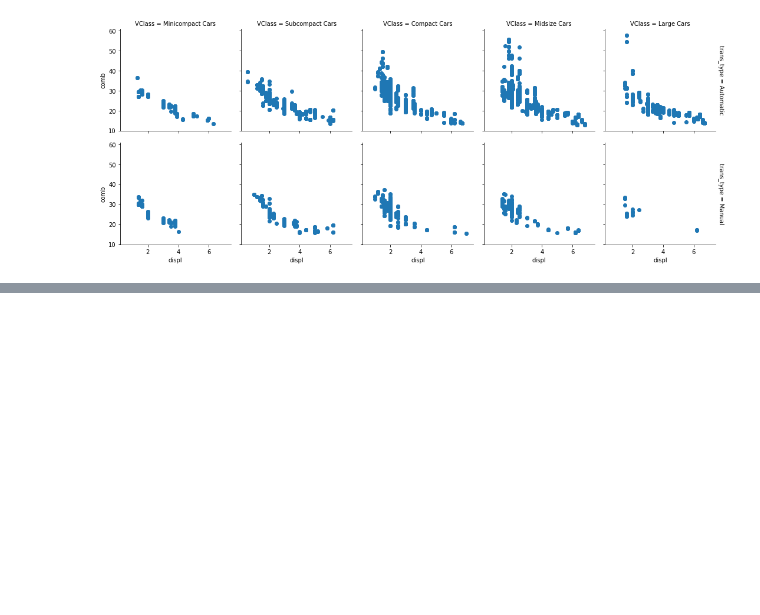
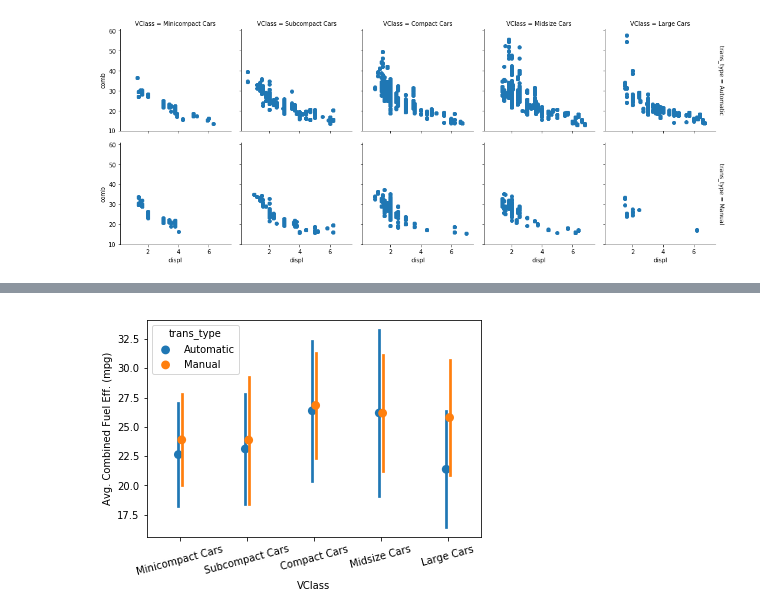
Before and after one commit to iRaied/Project_5_3_Pokemon, a Jupyter notebook: Multivariate_Vis_Size_and_Shape.ipynb, the cells around one changed output, grey strips where cells are left out. Saved outputs shown, nothing was run; the diff lists cells and outputs as text; code cells hidden in the pictures; blank space fills up the shorter version.

```diff
--- a/Multivariate_Vis_Size_and_Shape.ipynb
+++ b/Multivariate_Vis_Size_and_Shape.ipynb
@@ -213,0 +235,9 @@ g.map(plt.scatter,'displ', 'comb');
+# %%
+# Since the dots and bars overlapping, we should add dodge = True to offset the two levels slightly.
+
+sb.pointplot(data = fuel_econ, x = 'VClass', y = 'comb',
+             hue = 'trans_type', ci = 'sd', linestyles = "", dodge = True);
+plt.xticks(rotation = 15);
+plt.ylabel('Avg. Combined Fuel Eff. (mpg)');
+# %% [output]
+[figure, added]
```
Also changed, not shown: parts of 13 cells of this notebook.
